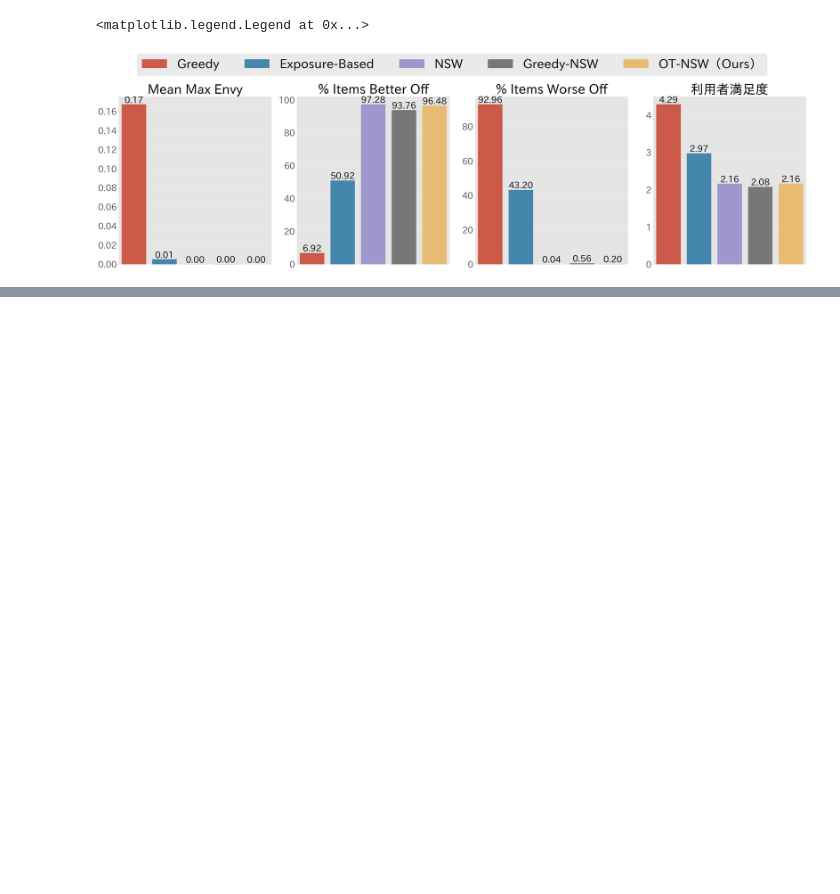
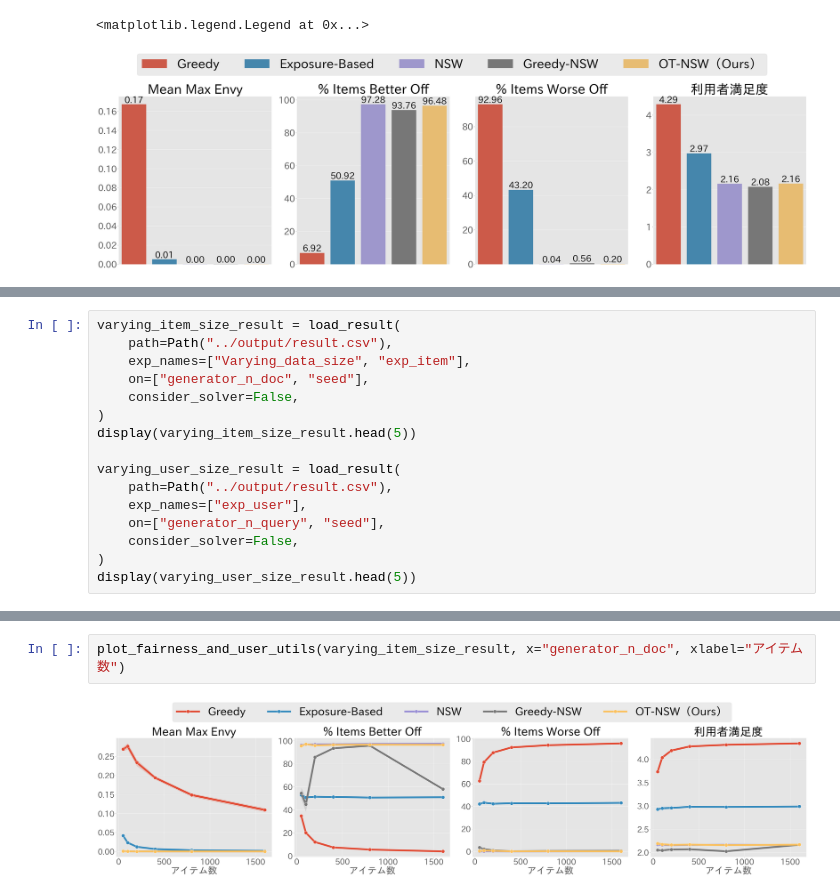
Before and after one commit to tubo213/nsw-with-optimal-transport, a Jupyter notebook: notebook/plot.ipynb, the cells around one changed output, grey strips where cells are left out. Saved outputs shown, nothing was run; the diff lists cells and outputs as text; blank space fills up the shorter version.

```diff
--- a/notebook/plot.ipynb
+++ b/notebook/plot.ipynb
@@ -190,0 +240,16 @@ fig.legend(
+# %%
+varying_item_size_result = load_result(
+    path=Path("../output/result.csv"),
+    exp_names=["Varying_data_size", "exp_item"],
+    on=["generator_n_doc", "seed"],
+    consider_solver=False,
+)
+display(varying_item_size_result.head(5))
+
+varying_user_size_result = load_result(
+    path=Path("../output/result.csv"),
+    exp_names=["exp_user"],
+    on=["generator_n_query", "seed"],
+    consider_solver=False,
+)
+display(varying_user_size_result.head(5))
@@ -190,0 +283,4 @@ fig.legend(
+# %%
+plot_fairness_and_user_utils(varying_item_size_result, x="generator_n_doc", xlabel="アイテム数")
+# %% [output]
+[figure, added]
```
Also changed, not shown: parts of 22 cells of this notebook.
